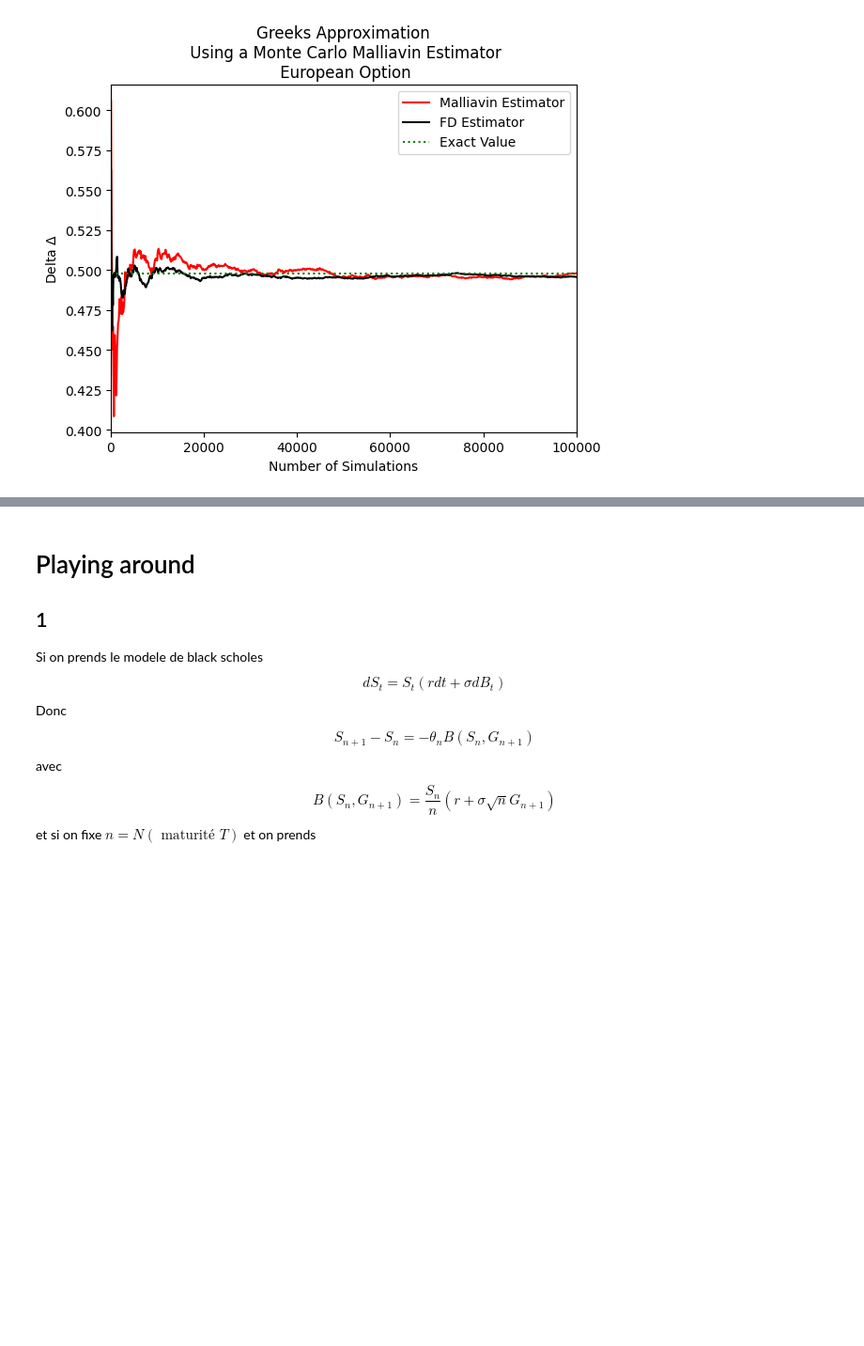
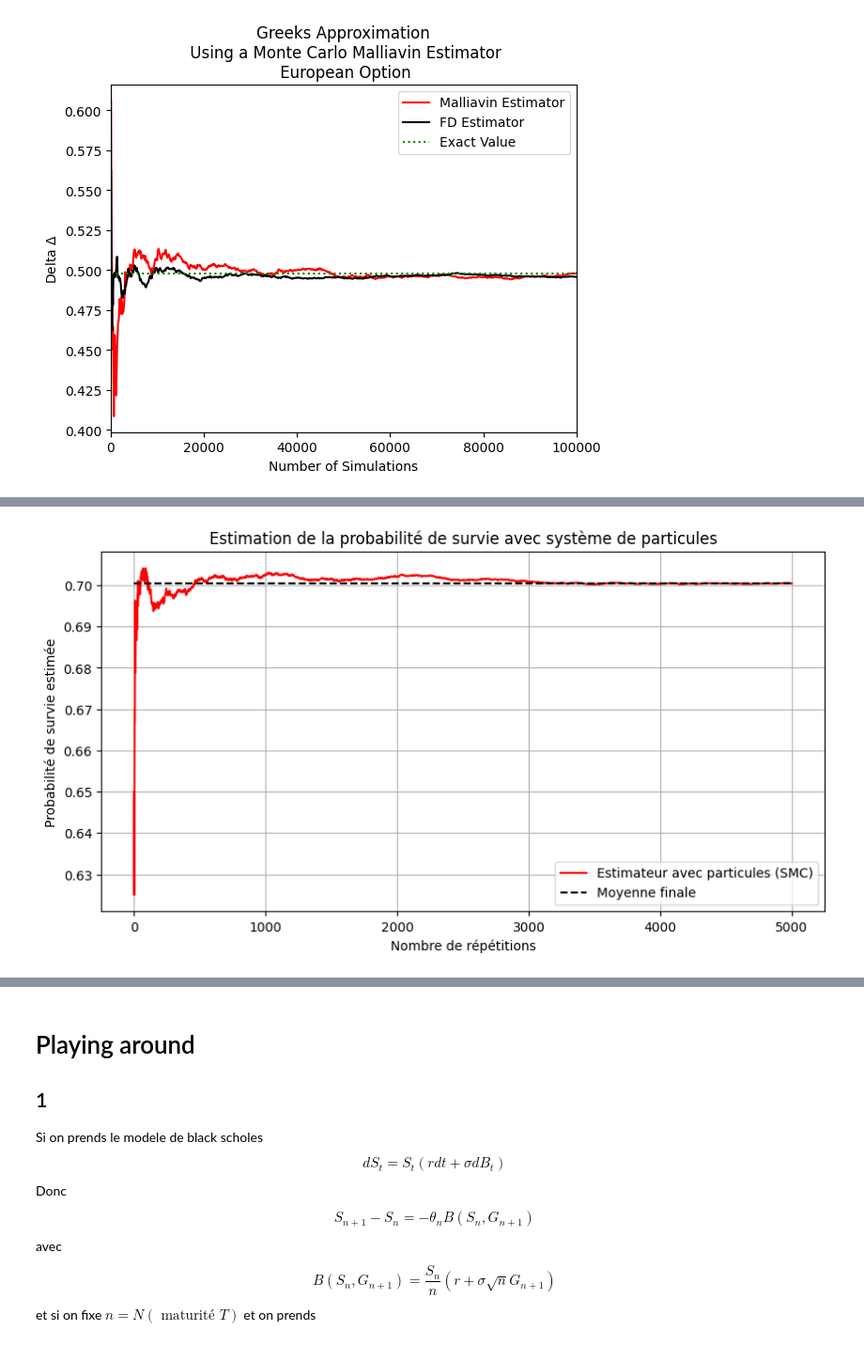
Before and after one commit to EssaddekOthmane/IndependentPriceVerification, a Jupyter notebook: BlackScholesRobbinsMonro.ipynb, the cells around one changed output, grey strips where cells are left out. Shown at 94% size. Cells and saved outputs as stored; diff of their text form; code cells hidden in the pictures; blank space fills up the shorter version.

```diff
--- a/BlackScholesRobbinsMonro.ipynb
+++ b/BlackScholesRobbinsMonro.ipynb
@@ -1599,0 +1622,81 @@ plt.show()
+# %%
+import numpy as np
+import matplotlib.pyplot as plt
+from numpy.random import uniform, exponential, normal
+
+# Paramètres
+n_particles = 60         # M (nombre de particules)
+n_iterations = 5000      # N (nombre de répétitions pour estimer la proba)
+time_horizon = 1.0       # T final
+n_steps = 90             # discrétisation du temps
+dt = time_horizon / n_steps
+
+# Paramètres du modèle d'assurance
+a, b = 3., 3.
+to = 0.8
+lambdaa = 5.
+mu = 1.
+Ee = 1./mu
+cp = (1 + to) * lambdaa * Ee
+u_ini = Ee
+
+# Stockage
+means = []
+cumulative = 0
+
+for iteration in range(1, n_iterations + 1):
+    # Initialisation
+    U = np.full(n_particles, u_ini)
+    weights = np.ones(n_particles) / n_particles
+    norm = 1.0
+    alive = np.ones(n_particles)  # 1 = vivante, 0 = ruinée
+
+    for step in range(n_steps):
+        # Tirages des inter-arrivées
+        delta_t = exponential(1 / lambdaa, size=n_particles)
+        claim_occurs = delta_t < dt
+
+        # Primes reçues pendant dt
+        U += cp * dt
+
+        # Sinistres éventuels
+        S = exponential(1 / mu, size=n_particles)
+        U -= claim_occurs * S
+
+        # Vérifier ruine
+        alive = np.where(U >= 0, alive, 0)
+        U = np.where(U >= 0, U, 0)
+
+        # Poids (pas d'importance ici mais pour illustrer le principe)
+        weights = alive / np.sum(alive) if np.sum(alive) > 0 else weights
+
+        # Rééchantillonnage (type SMC) si trop peu de particules survivent
+        ess = 1.0 / np.sum(weights**2)
+        if ess < n_particles / 2:
+            # Rééchantillonnage systématique
+            cdf = np.cumsum(weights)
+            u0 = np.random.uniform(0, 1 / n_particles)
+            u = u0 + np.arange(n_particles) / n_particles
+            indices = np.searchsorted(cdf, u)
+            U = U[indices]
+            alive = alive[indices]
+            weights = np.ones(n_particles) / n_particles
+            norm *= np.mean(alive)
+
+    # Estimateur final de survie : moyenne des indicatrices
+    estimate = np.mean(alive)
+    cumulative += estimate
+    means.append(cumulative / iteration)
+
+# Affichage de la convergence
+plt.figure(figsize=(10,5))
+plt.plot(means, label='Estimateur avec particules (SMC)', color='red')
+plt.hlines(y=np.mean(means[-100:]), xmin=0, xmax=n_iterations, color='black', linestyle='--', label='Moyenne finale')
+plt.xlabel("Nombre de répétitions")
+plt.ylabel("Probabilité de survie estimée")
+plt.title("Estimation de la probabilité de survie avec système de particules")
+plt.legend()
+plt.grid()
+plt.show()
+# %% [output]
+[figure, added]
```
Also changed, not shown: parts of 7 cells of this notebook.
